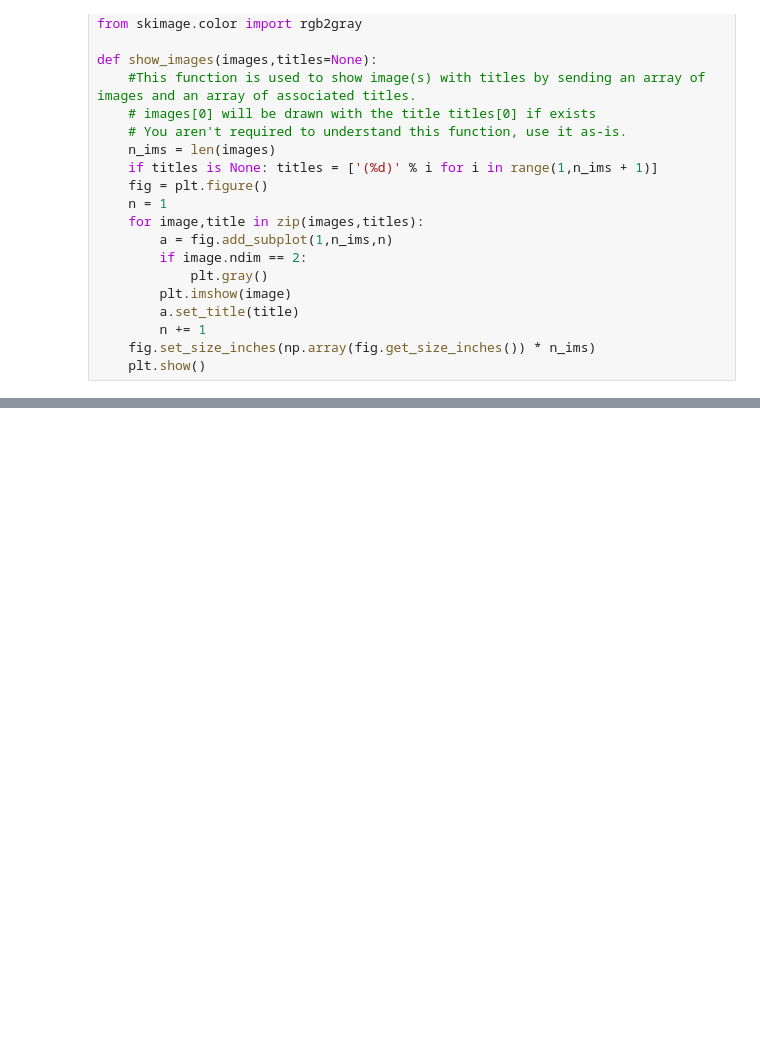
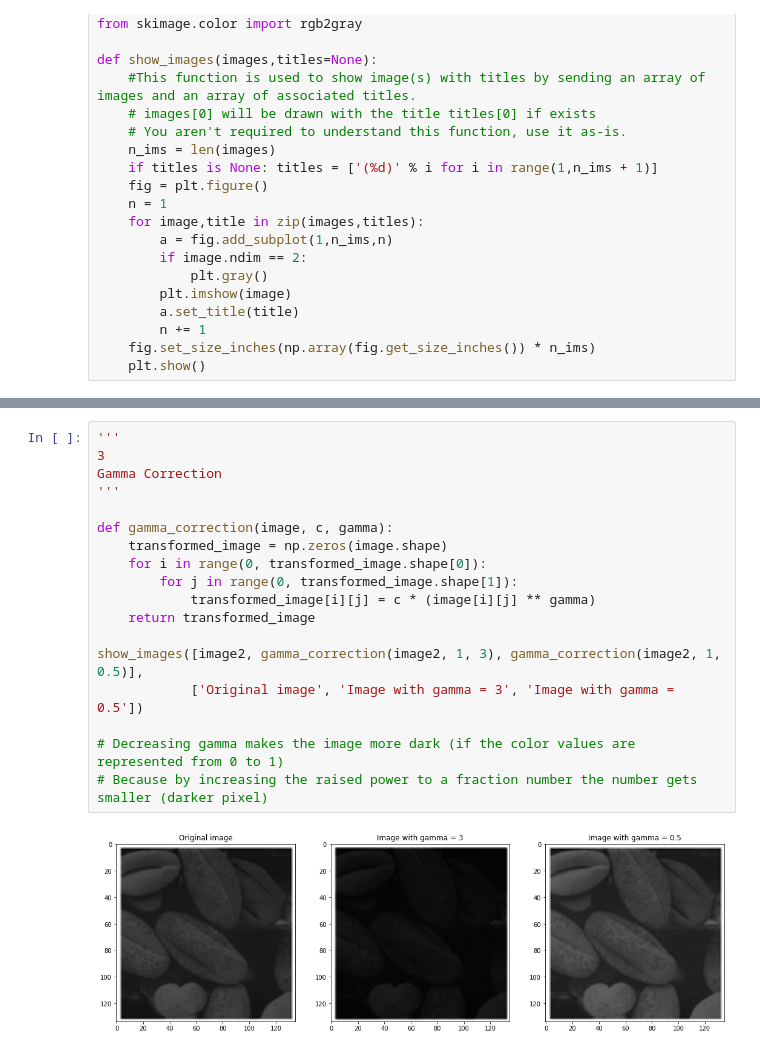
Before and after one commit to We2Am-BaSsem/IP-Labs, a Jupyter notebook: Lab04/Lab4_STD.ipynb, the cells around one changed output, grey strips where cells are left out. Saved outputs shown, nothing was run; the diff lists cells and outputs as text; blank space fills up the shorter version.

```diff
--- a/Lab04/Lab4_STD.ipynb
+++ b/Lab04/Lab4_STD.ipynb
@@ -60,0 +74,20 @@ def getImageWithHist(name,ext,nbins=256):
+# %%
+'''
+3
+Gamma Correction
+'''
+
+def gamma_correction(image, c, gamma):
+    transformed_image = np.zeros(image.shape)
+    for i in range(0, transformed_image.shape[0]):
+        for j in range(0, transformed_image.shape[1]):
+            transformed_image[i][j] = c * (image[i][j] ** gamma)
+    return transformed_image
+
+show_images([image2, gamma_correction(image2, 1, 3), gamma_correction(image2, 1, 0.5)],
+            ['Original image', 'Image with gamma = 3', 'Image with gamma = 0.5'])
+
+# Decreasing gamma makes the image more dark (if the color values are represented from 0 to 1)
+# Because by increasing the raised power to a fraction number the number gets smaller (darker pixel)
+# %% [output]
+[figure, added]
```
Also changed, not shown: parts of 7 cells of this notebook, 1 other file.
